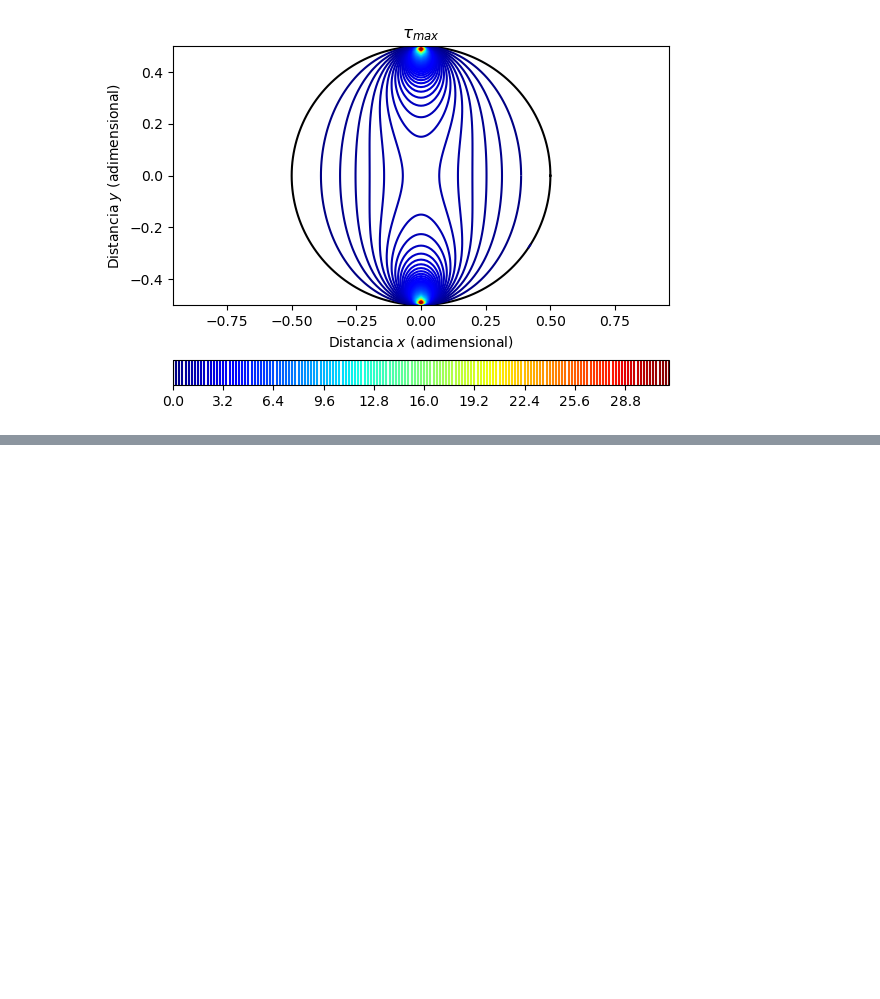
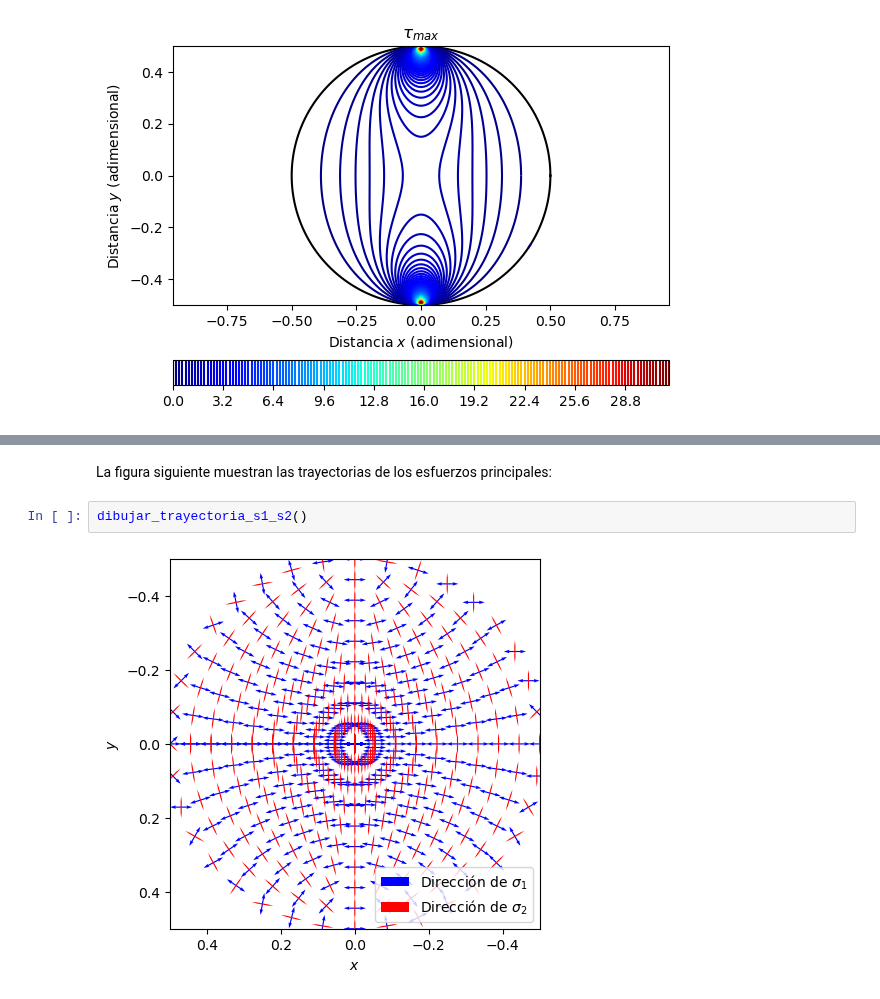
Before and after one commit to diegoandresalvarez/solidos, a Jupyter notebook: codigo/cap_06/6.13.5_ensayo_brasilero.ipynb, the cells around one changed output, grey strips where cells are left out. Drawn from its saved outputs; the diff is of its cells as text; blank space fills up the shorter version.

Commit message:
Agregando la dirección de los esfuerzos principales

```diff
--- a/archivos/codigo/cap_06/6.13.5_ensayo_brasilero.ipynb
+++ b/codigo/cap_06/6.13.5_ensayo_brasilero.ipynb
@@ -255,0 +302,6 @@ Imagen tomada de:
+# %% [markdown]
+La figura siguiente muestran las trayectorias de los esfuerzos principales:
+# %%
+dibujar_trayectoria_s1_s2()
+# %% [output]
+[figure, added]
```
Also changed, not shown: parts of 2 cells of this notebook, 41 other files.
